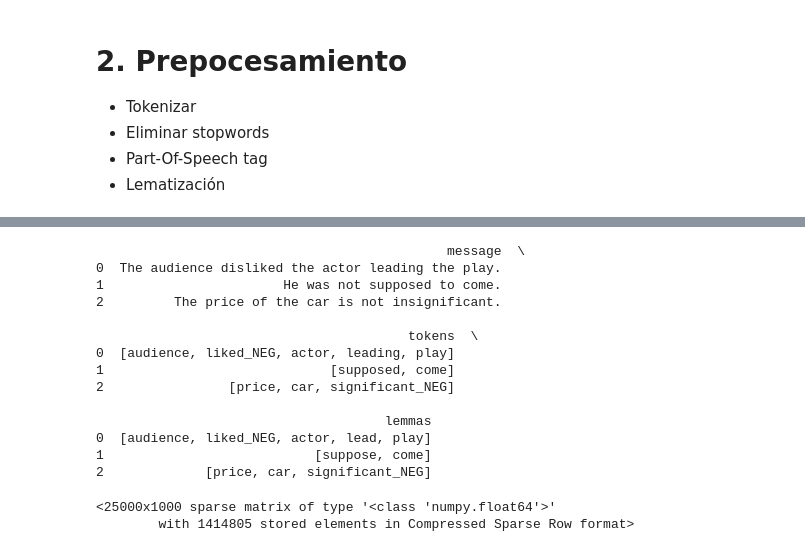
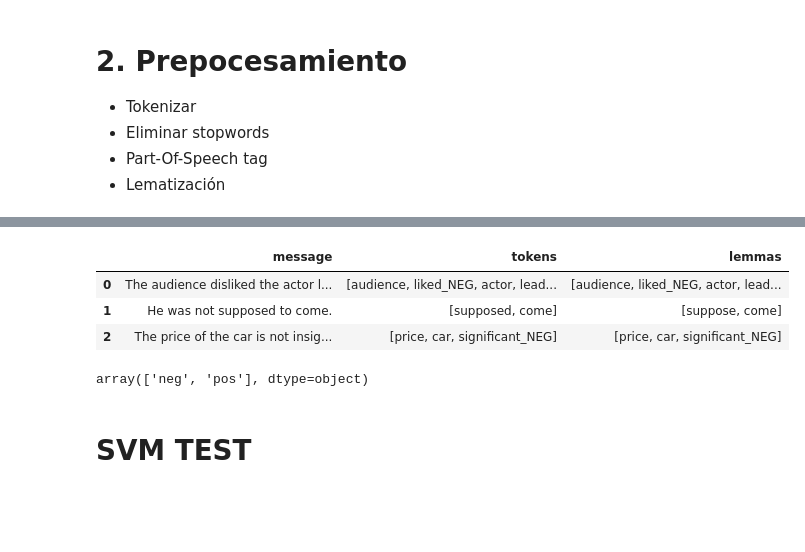
Before and after one commit to Adrian-Cespedes/Proy4-ML, a Jupyter notebook: main.ipynb, the cells around one changed output, grey strips where cells are left out. Saved outputs shown, nothing was run; the diff lists cells and outputs as text; code cells hidden in the pictures; blank space fills up the shorter version.

```diff
--- a/main.ipynb
+++ b/main.ipynb
@@ -143,30 +191,20 @@ def preprocess(df):
 # %%
 # Ejemplo de uso
 import pandas as pd
 
 data = {'message': ["The audience disliked the actor leading the play.",
                     "He was not supposed to come.",
                     "The price of the car is not insignificant."]}
 
 df = pd.DataFrame(data)
 processed_df = preprocess(df)
 
-print(processed_df[['message', 'tokens', 'lemmas']])
+processed_df[['message', 'tokens', 'lemmas']]
 # %% [output]
-                                             message  \
-0  The audience disliked the actor leading the play.
-1                       He was not supposed to come.
-2         The price of the car is not insignificant.
-
-                                        tokens  \
-0  [audience, liked_NEG, actor, leading, play]
-1                             [supposed, come]
-2                [price, car, significant_NEG]
-
-                                     lemmas
-0  [audience, liked_NEG, actor, lead, play]
-1                           [suppose, come]
-2             [price, car, significant_NEG]
+|  | message | tokens | lemmas |
+| 0 | The audience disliked the actor l... | [audience, liked_NEG, actor, lead... | [audience, liked_NEG, actor, lead... |
+| 1 | He was not supposed to come. | [supposed, come] | [suppose, come] |
+| 2 | The price of the car is not insig... | [price, car, significant_NEG] | [price, car, significant_NEG] |
 # %%
 df_train = preprocess(df_train)
 # %%
@@ -176,8 +214,15 @@ from sklearn.feature_extraction.text import TfidfVectorizer
 tfidf = TfidfVectorizer(max_features=1000)
 
 x = tfidf.fit_transform(df_train['lemmas'].apply(' '.join))
-
-x
-# %% [output]
-<25000x1000 sparse matrix of type '<class 'numpy.float64'>'
-        with 1414805 stored elements in Compressed Sparse Row format>
+# %%
+#enconde de y a valores numericos
+from sklearn.preprocessing import LabelEncoder
+
+label_encoder = LabelEncoder()
+y = label_encoder.fit_transform(df_train['label'])
+
+
+#verificar que significa cada valor numerico
+label_encoder.classes_
+# %% [output]
+array(['neg', 'pos'], dtype=object)
@@ -184,3 +232,5 @@ x
+# %% [markdown]
+# SVM TEST
 # %%
 # fast test with training with svm
 from sklearn.svm import SVC
```
Also changed, not shown: parts of 13 cells of this notebook.
